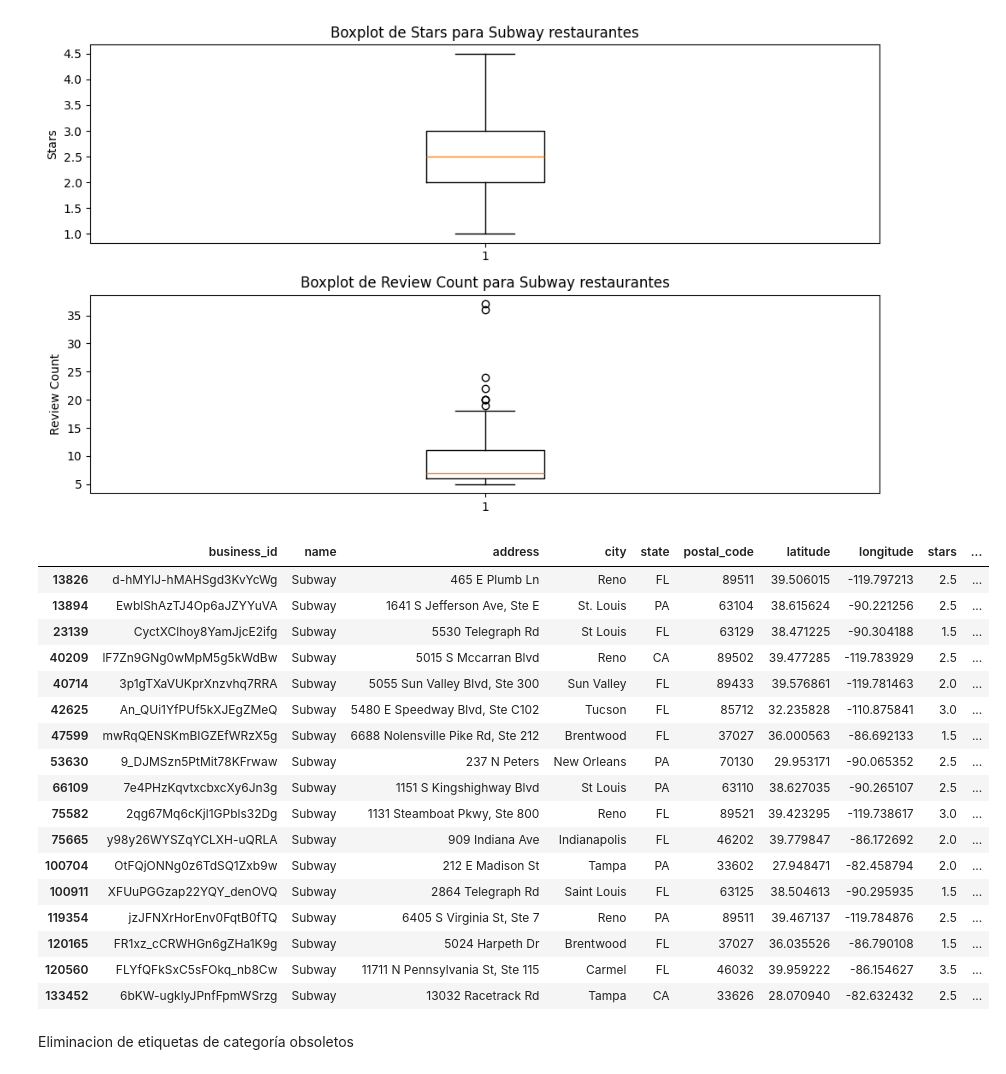
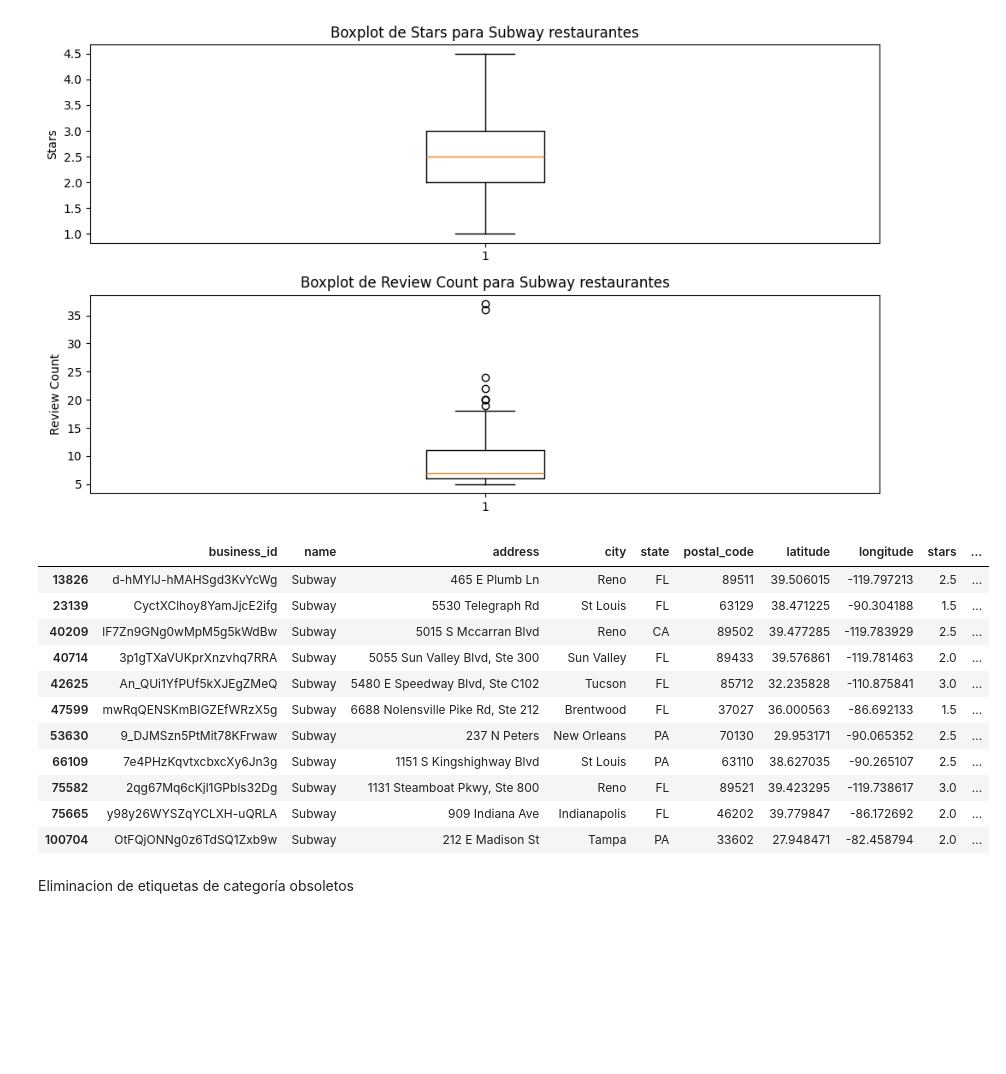
Before and after one commit to Aspirina180mg/PF_DATAPT07, a Jupyter notebook: EDA.ipynb, the cells around one changed output. Cells and saved outputs as stored; diff of their text form; code cells hidden in the pictures; blank space fills up the shorter version.

```diff
--- a/EDA.ipynb
+++ b/EDA.ipynb
@@ -336,11 +398,10 @@ plt.show()
 # %% [output]
 [figure]
 # %%
-df_yelp_restaurantes[(df_yelp_restaurantes['name'] == 'Subway') & (df_yelp_restaurantes['review_count'] > 15)]
+df_yelp_restaurantes[(df_yelp_restaurantes['name'] == 'Subway') & (df_yelp_restaurantes['review_count'] > 17)]
 # %% [output]
 |  | business_id | name | address | city | state | postal_code | latitude | longitude | stars | ... |
 | 13826 | d-hMYlJ-hMAHSgd3KvYcWg | Subway | 465 E Plumb Ln | Reno | FL | 89511 | 39.506015 | -119.797213 | 2.5 | ... |
-| 13894 | EwblShAzTJ4Op6aJZYYuVA | Subway | 1641 S Jefferson Ave, Ste E | St. Louis | PA | 63104 | 38.615624 | -90.221256 | 2.5 | ... |
 | 23139 | CyctXClhoy8YamJjcE2ifg | Subway | 5530 Telegraph Rd | St Louis | FL | 63129 | 38.471225 | -90.304188 | 1.5 | ... |
 | 40209 | lF7Zn9GNg0wMpM5g5kWdBw | Subway | 5015 S Mccarran Blvd | Reno | CA | 89502 | 39.477285 | -119.783929 | 2.5 | ... |
 | 40714 | 3p1gTXaVUKprXnzvhq7RRA | Subway | 5055 Sun Valley Blvd, Ste 300 | Sun Valley | FL | 89433 | 39.576861 | -119.781463 | 2.0 | ... |
@@ -351,11 +412,6 @@ df_yelp_restaurantes[(df_yelp_restaurantes['name'] == 'Subway') & (df_yelp_resta
 | 75582 | 2qg67Mq6cKjl1GPbls32Dg | Subway | 1131 Steamboat Pkwy, Ste 800 | Reno | FL | 89521 | 39.423295 | -119.738617 | 3.0 | ... |
 | 75665 | y98y26WYSZqYCLXH-uQRLA | Subway | 909 Indiana Ave | Indianapolis | FL | 46202 | 39.779847 | -86.172692 | 2.0 | ... |
 | 100704 | OtFQjONNg0z6TdSQ1Zxb9w | Subway | 212 E Madison St | Tampa | PA | 33602 | 27.948471 | -82.458794 | 2.0 | ... |
-| 100911 | XFUuPGGzap22YQY_denOVQ | Subway | 2864 Telegraph Rd | Saint Louis | FL | 63125 | 38.504613 | -90.295935 | 1.5 | ... |
-| 119354 | jzJFNXrHorEnv0FqtB0fTQ | Subway | 6405 S Virginia St, Ste 7 | Reno | PA | 89511 | 39.467137 | -119.784876 | 2.5 | ... |
-| 120165 | FR1xz_cCRWHGn6gZHa1K9g | Subway | 5024 Harpeth Dr | Brentwood | FL | 37027 | 36.035526 | -86.790108 | 1.5 | ... |
-| 120560 | FLYfQFkSxC5sFOkq_nb8Cw | Subway | 11711 N Pennsylvania St, Ste 115 | Carmel | FL | 46032 | 39.959222 | -86.154627 | 3.5 | ... |
-| 133452 | 6bKW-ugklyJPnfFpmWSrzg | Subway | 13032 Racetrack Rd | Tampa | CA | 33626 | 28.070940 | -82.632432 | 2.5 | ... |
 # %% [markdown]
 Eliminacion de etiquetas de categoría obsoletos
 # %%
```
Also changed, not shown: parts of 20 cells of this notebook, 8 other files.
